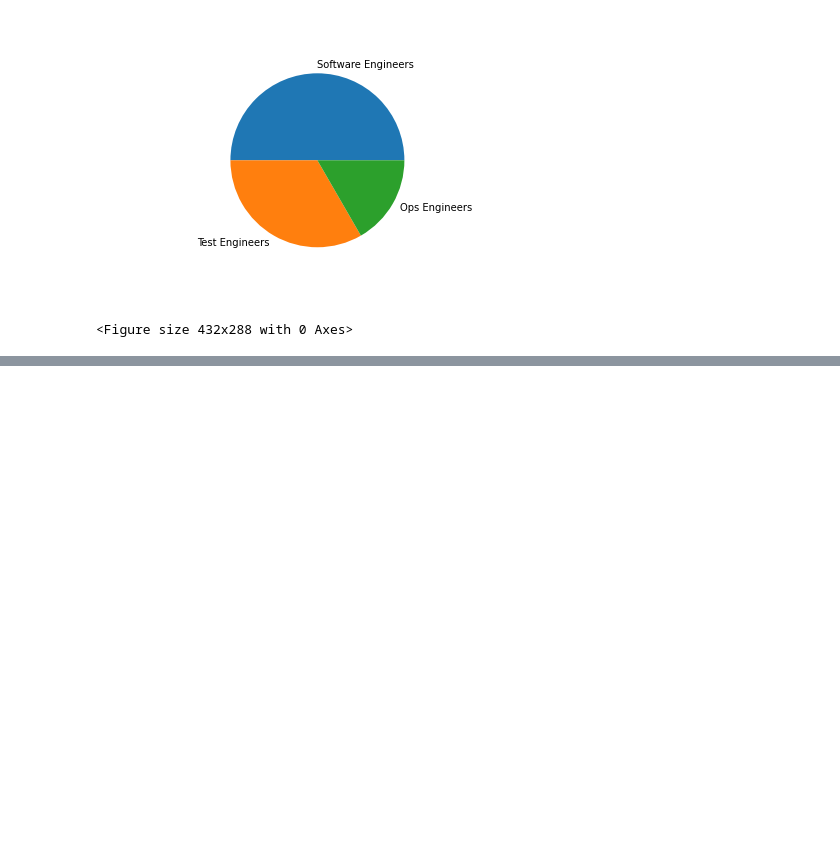
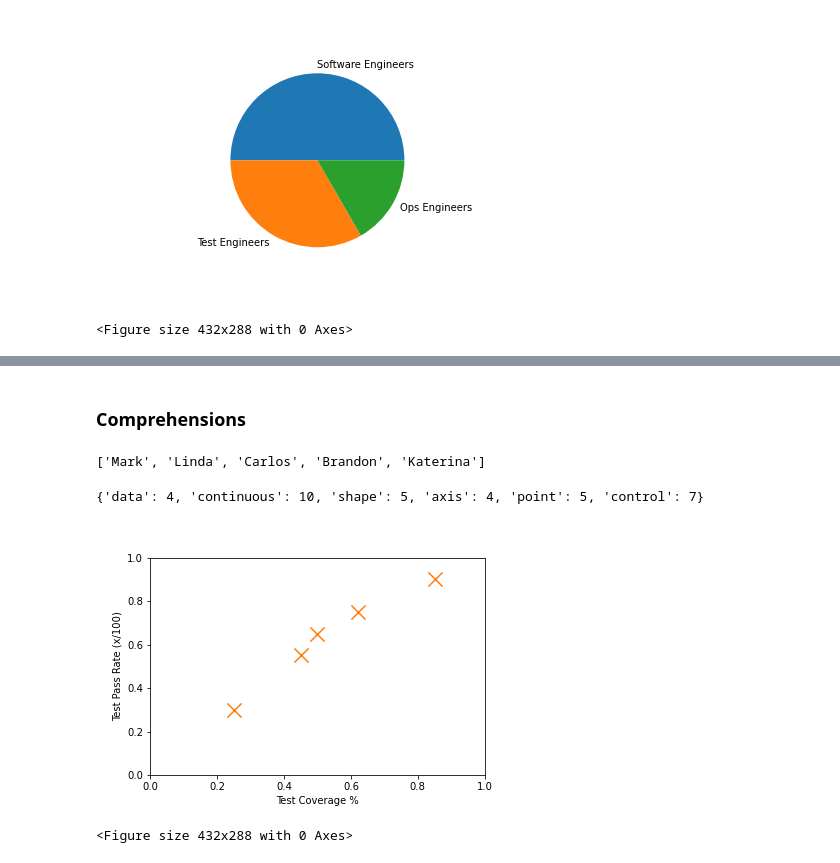
Before and after one commit to briangbh/python-vs-java, a Jupyter notebook: python-vs-java.ipynb, the cells around one changed output, grey strips where cells are left out. Drawn from its saved outputs; the diff is of its cells as text; code cells hidden in the pictures; blank space fills up the shorter version.

```diff
--- a/python-vs-java.ipynb
+++ b/python-vs-java.ipynb
@@ -322,0 +424,2 @@ pyplot.show()
+# %% [markdown]
+### Comprehensions
@@ -322,0 +429,4 @@ pyplot.show()
+# %%
+formatted_names
+# %% [output]
+['Mark', 'Linda', 'Carlos', 'Brandon', 'Katerina']
@@ -322,0 +436,44 @@ pyplot.show()
+# %%
+word_lengths
+# %% [output]
+{'data': 4, 'continuous': 10, 'shape': 5, 'axis': 4, 'point': 5, 'control': 7}
+# %%
+from matplotlib import pyplot
+
+test_result_data = [
+    {"name": "login",    "pass_rate": 0.90, "coverage": 0.85},
+    {"name": "flow",     "pass_rate": 0.75, "coverage": 0.62},
+    {"name": "record",   "pass_rate": 0.55, "coverage": 0.45},
+    {"name": "elig",     "pass_rate": 0.30, "coverage": 0.25},
+    {"name": "session",  "pass_rate": 0.65, "coverage": 0.50},
+    {"name": "reminder", "pass_rate": 0.00, "coverage": 0.00}
+]
+value_range = [0, 1.0]
+
+
+# collect coverage and pass_rate data for the graph
+# choose to skip the "reminder" data
+coverage = [
+    data_point["coverage"] for data_point in test_result_data
+    if data_point["name"] != "reminder"
+]
+pass_rates = [
+    data_point["pass_rate"] for data_point in test_result_data
+    if data_point["name"] != "reminder"
+]
+
+pyplot.scatter(
+    coverage,
+    pass_rates,
+    marker="x",
+    color="tab:orange",
+    s=200
+)
+pyplot.xlabel("Test Coverage %")
+pyplot.ylabel("Test Pass Rate (x/100)")
+pyplot.xlim(value_range)
+pyplot.ylim(value_range)
+pyplot.show()
+# %% [output]
+[figure, added]
+<Figure size 432x288 with 0 Axes>
```
Also changed, not shown: parts of 50 cells of this notebook.
